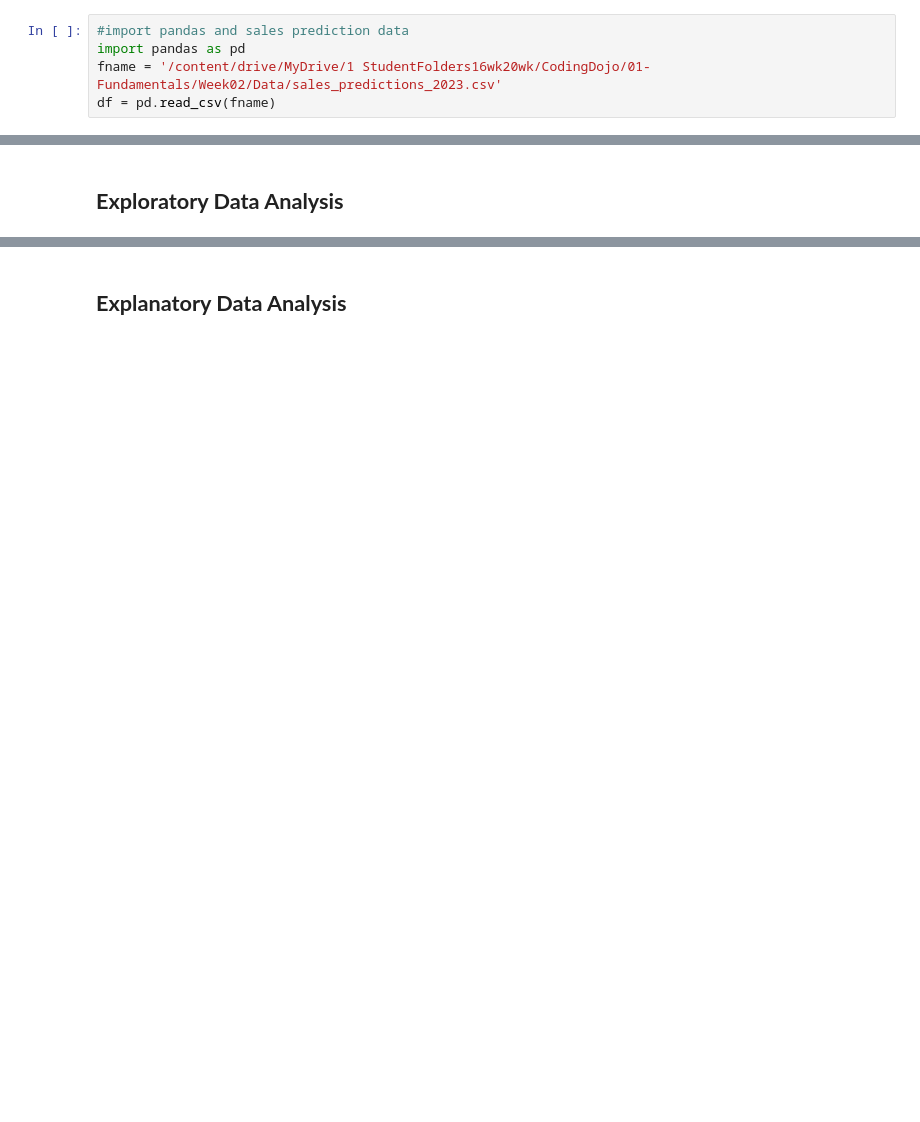
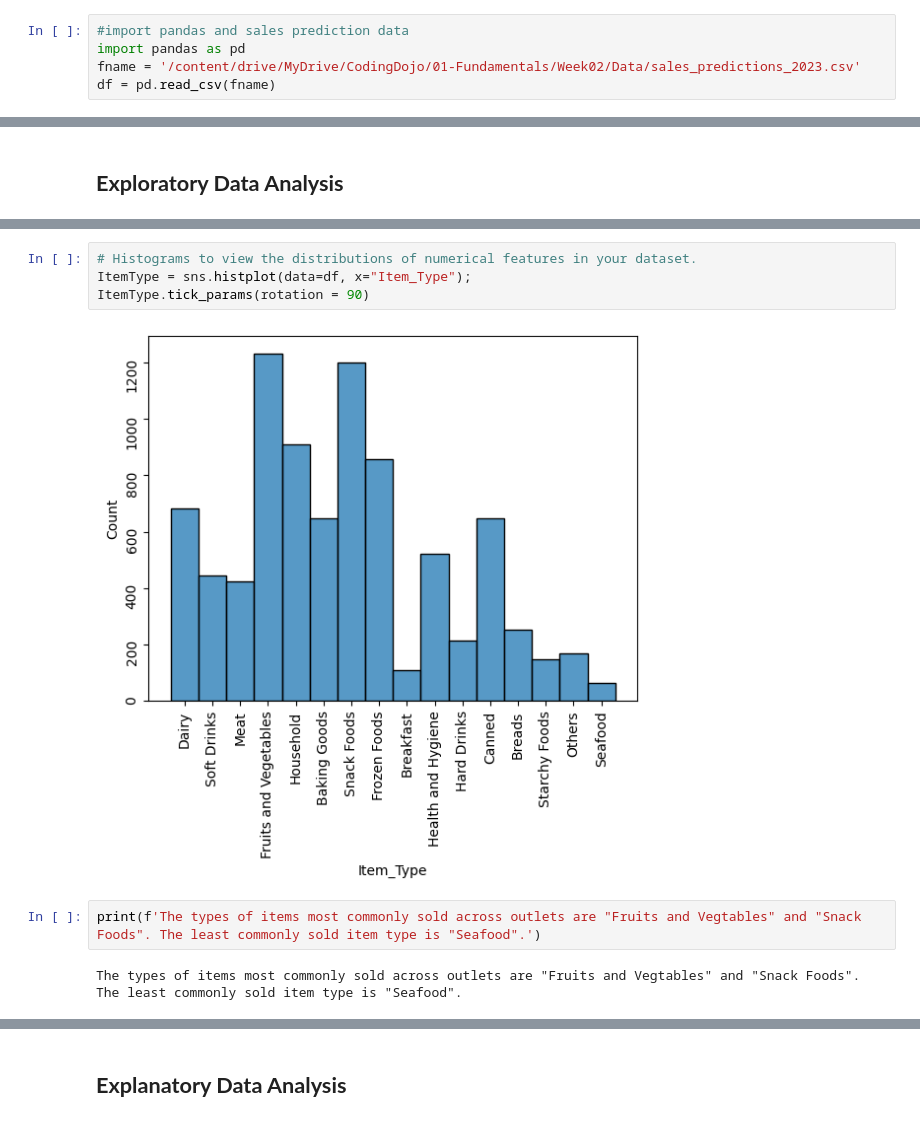
Before and after one commit to kleintjesk/Prediction-of-Product-Sales, a Jupyter notebook: Prediction_of_Product_Sales.ipynb, the cells around one changed output, grey strips where cells are left out. Cells and saved outputs as stored; diff of their text form; blank space fills up the shorter version.

```diff
--- a/Prediction_of_Product_Sales.ipynb
+++ b/Prediction_of_Product_Sales.ipynb
@@ -11,7 +11,7 @@
 # %%
 #import pandas and sales prediction data
 import pandas as pd
-fname = '/content/drive/MyDrive/1 StudentFolders16wk20wk/CodingDojo/01-Fundamentals/Week02/Data/sales_predictions_2023.csv'
+fname = '/content/drive/MyDrive/CodingDojo/01-Fundamentals/Week02/Data/sales_predictions_2023.csv'
 df = pd.read_csv(fname)
 # %%
 #Inspect the data
@@ -241,0 +258,10 @@ df.describe()
+# %%
+# Histograms to view the distributions of numerical features in your dataset.
+ItemType = sns.histplot(data=df, x="Item_Type");
+ItemType.tick_params(rotation = 90)
+# %% [output]
+[figure, added]
+# %%
+print(f'The types of items most commonly sold across outlets are "Fruits and Vegtables" and "Snack Foods". The least commonly sold item type is "Seafood".')
+# %% [output]
+The types of items most commonly sold across outlets are "Fruits and Vegtables" and "Snack Foods". The least commonly sold item type is "Seafood".
```
Also changed, not shown: parts of 11 cells of this notebook.
